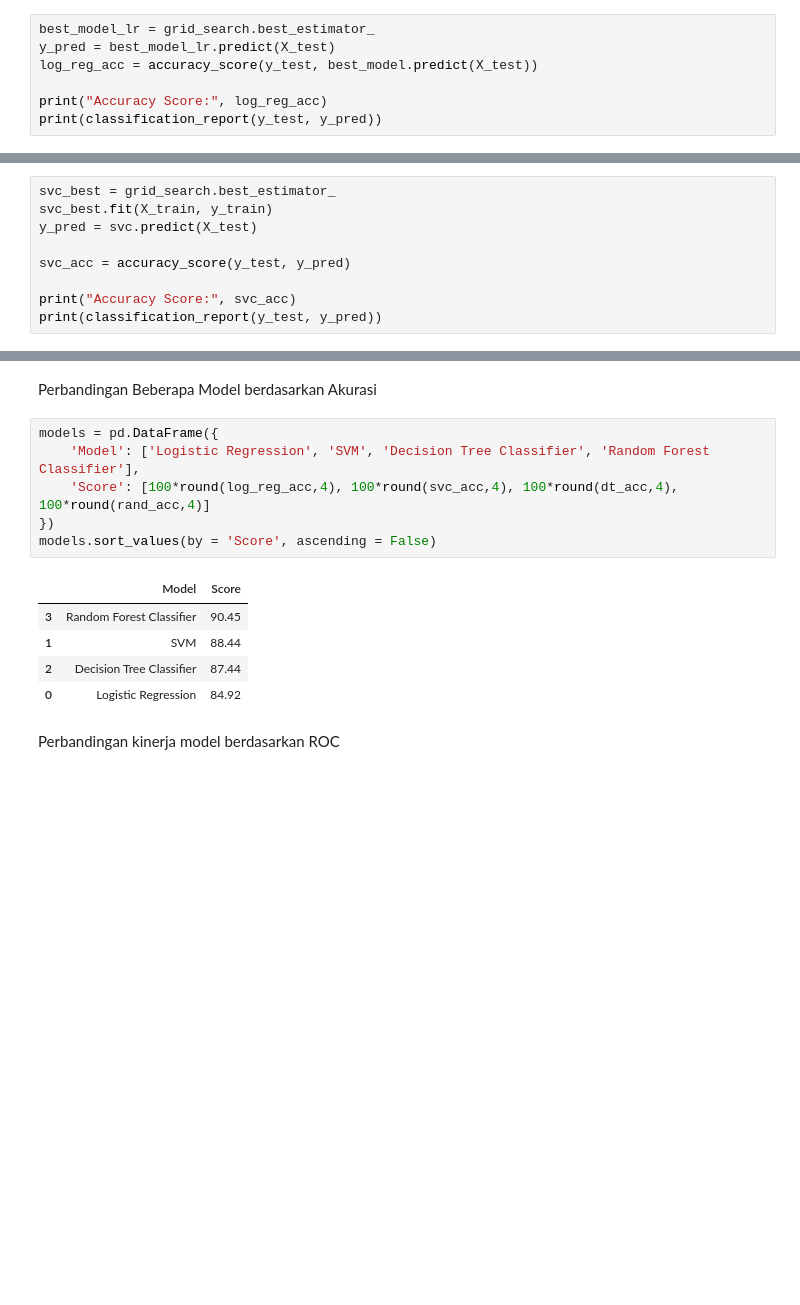
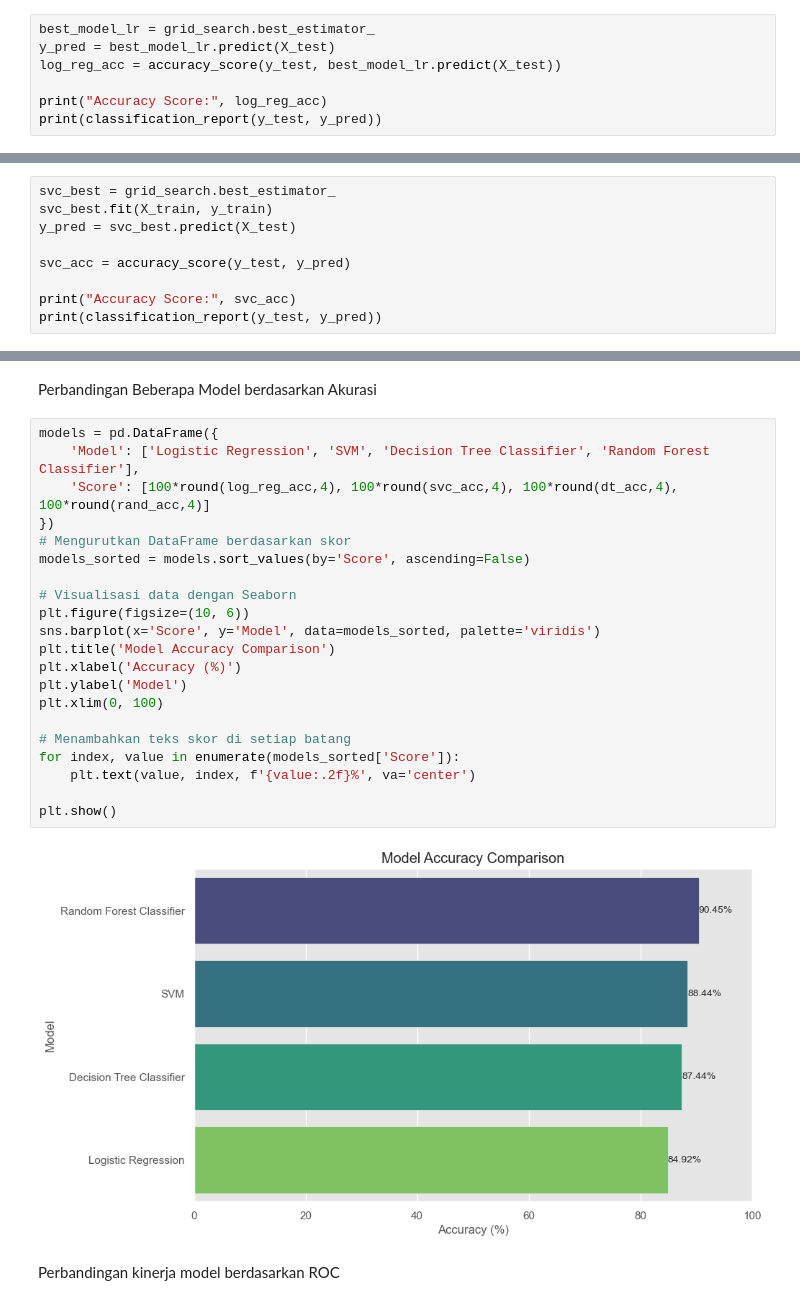
Before and after one commit to aansyawaluddin/DM-ML24-ProjeckTask, a Jupyter notebook: backend/Diabetes_Prediction_Using_ML.ipynb, the cells around one changed output, grey strips where cells are left out. Drawn from its saved outputs; the diff is of its cells as text; blank space fills up the shorter version.

```diff
--- a/backend/Diabetes_Prediction_Using_ML.ipynb
+++ b/backend/Diabetes_Prediction_Using_ML.ipynb
@@ -785,7 +791,7 @@ GridSearchCV(estimator=LogisticRegression(random_state=42), n_jobs=-1,
 # %%
 best_model_lr = grid_search.best_estimator_
 y_pred = best_model_lr.predict(X_test)
-log_reg_acc = accuracy_score(y_test, best_model.predict(X_test))
+log_reg_acc = accuracy_score(y_test, best_model_lr.predict(X_test))
 
 print("Accuracy Score:", log_reg_acc)
 print(classification_report(y_test, y_pred))
@@ -826,7 +832,7 @@ grid_search.best_score_
 # %%
 svc_best = grid_search.best_estimator_
 svc_best.fit(X_train, y_train)
-y_pred = svc.predict(X_test)
+y_pred = svc_best.predict(X_test)
 
 svc_acc = accuracy_score(y_test, y_pred)
 
@@ -900,15 +906,26 @@ Perbandingan Beberapa Model berdasarkan Akurasi
 # %%
 models = pd.DataFrame({
     'Model': ['Logistic Regression', 'SVM', 'Decision Tree Classifier', 'Random Forest Classifier'],
     'Score': [100*round(log_reg_acc,4), 100*round(svc_acc,4), 100*round(dt_acc,4), 100*round(rand_acc,4)]
 })
-models.sort_values(by = 'Score', ascending = False)
+# Mengurutkan DataFrame berdasarkan skor
+models_sorted = models.sort_values(by='Score', ascending=False)
+
+# Visualisasi data dengan Seaborn
+plt.figure(figsize=(10, 6))
+sns.barplot(x='Score', y='Model', data=models_sorted, palette='viridis')
+plt.title('Model Accuracy Comparison')
+plt.xlabel('Accuracy (%)')
+plt.ylabel('Model')
+plt.xlim(0, 100)
+
+# Menambahkan teks skor di setiap batang
+for index, value in enumerate(models_sorted['Score']):
+    plt.text(value, index, f'{value:.2f}%', va='center')
+
+plt.show()
 # %% [output]
-|  | Model | Score |
-| 3 | Random Forest Classifier | 90.45 |
-| 1 | SVM | 88.44 |
-| 2 | Decision Tree Classifier | 87.44 |
-| 0 | Logistic Regression | 84.92 |
+[figure, added]
 # %% [markdown]
 Perbandingan kinerja model berdasarkan ROC
 # %%
```
Also changed, not shown: parts of 7 cells of this notebook.
